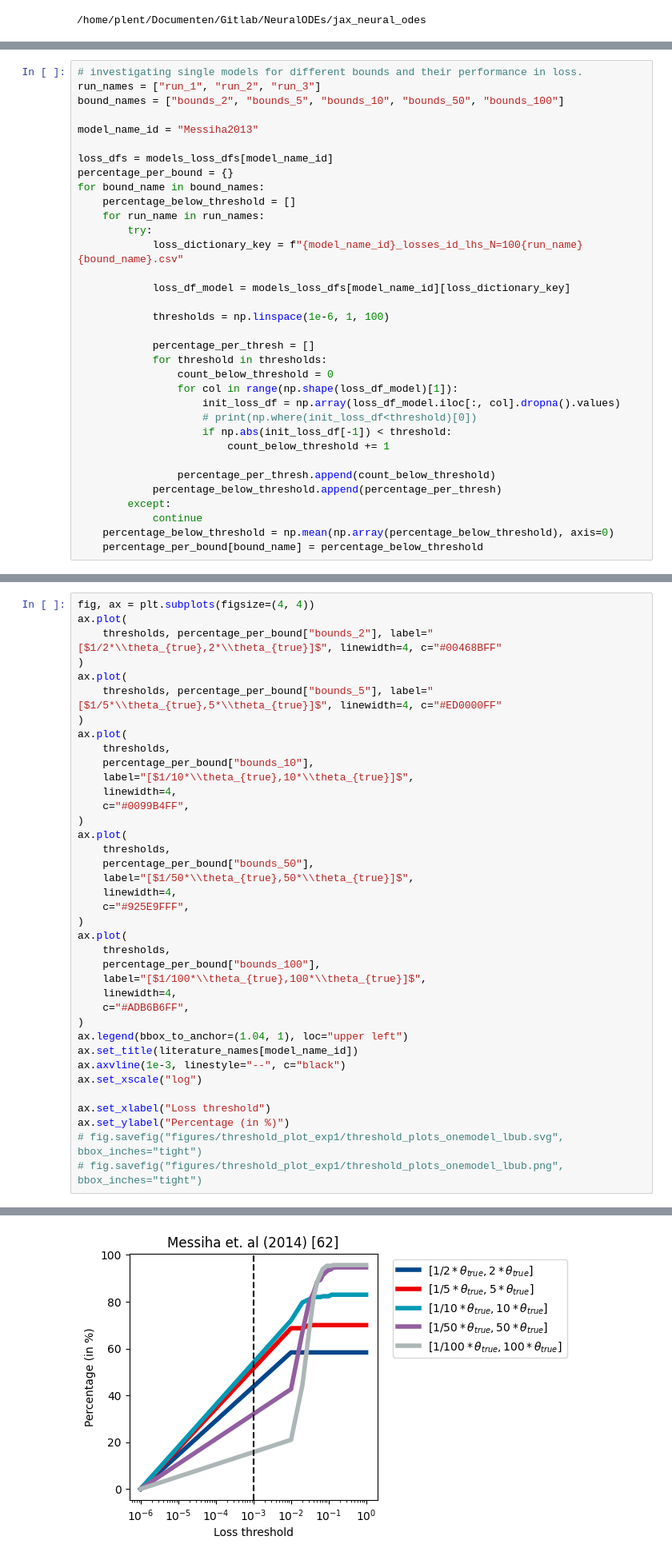
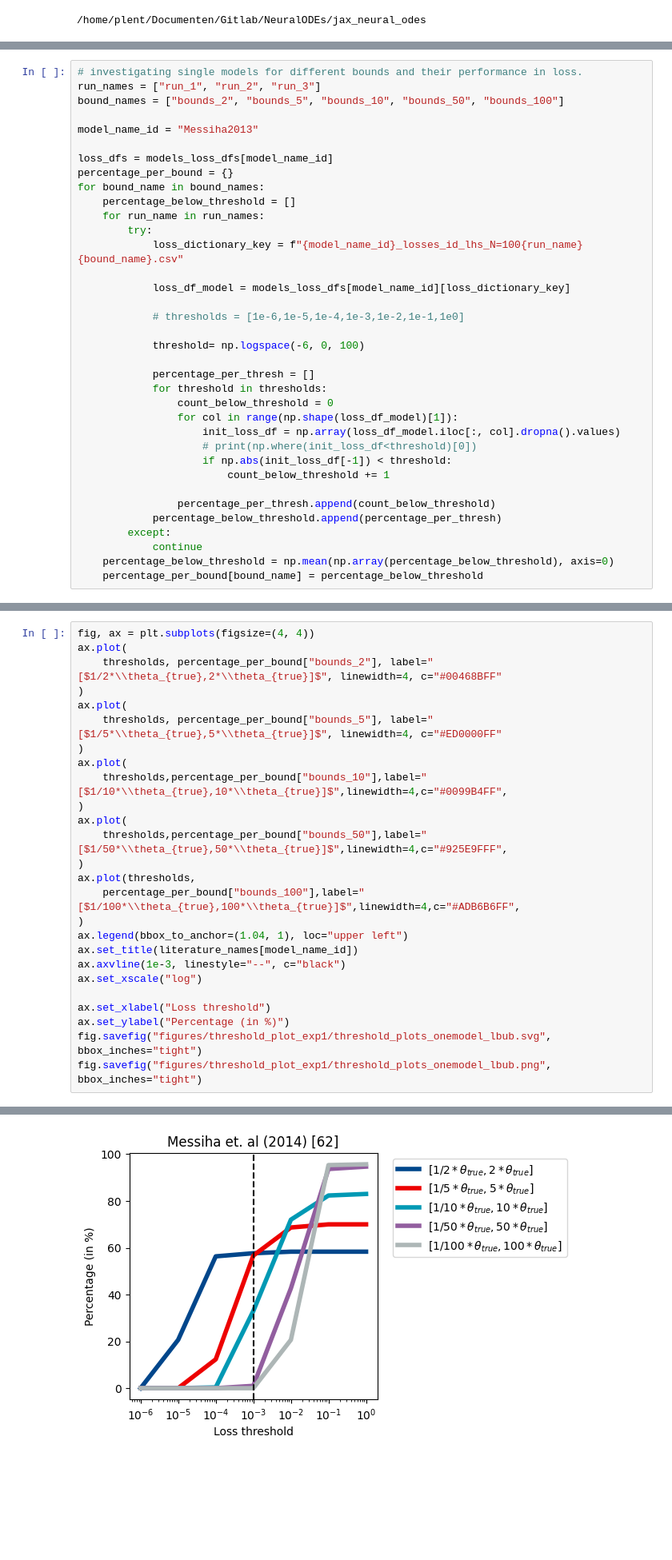
Before and after one commit to mahdi-shafiei/jaxkineticmodel, a Jupyter notebook: scripts/experiments/Fig2ABC_parameterization_analysis_SBML.ipynb, the cells around one changed output, grey strips where cells are left out. Shown: that part at 80% size. Drawn from its saved outputs; the diff is of its cells as text; blank space fills up the shorter version.

```diff
--- a/scripts/experiments/Fig2ABC_parameterization_analysis_SBML.ipynb
+++ b/scripts/experiments/Fig2ABC_parameterization_analysis_SBML.ipynb
@@ -128,7 +128,9 @@ for bound_name in bound_names:
 
             loss_df_model = models_loss_dfs[model_name_id][loss_dictionary_key]
 
-            thresholds = np.linspace(1e-6, 1, 100)
+            # thresholds = [1e-6,1e-5,1e-4,1e-3,1e-2,1e-1,1e0]
+
+            threshold= np.logspace(-6, 0, 100)
 
             percentage_per_thresh = []
             for threshold in thresholds:
@@ -154,25 +161,13 @@ ax.plot(
     thresholds, percentage_per_bound["bounds_5"], label="[$1/5*\\theta_{true},5*\\theta_{true}]$", linewidth=4, c="#ED0000FF"
 )
 ax.plot(
-    thresholds,
-    percentage_per_bound["bounds_10"],
-    label="[$1/10*\\theta_{true},10*\\theta_{true}]$",
-    linewidth=4,
-    c="#0099B4FF",
+    thresholds,percentage_per_bound["bounds_10"],label="[$1/10*\\theta_{true},10*\\theta_{true}]$",linewidth=4,c="#0099B4FF",
 )
 ax.plot(
-    thresholds,
-    percentage_per_bound["bounds_50"],
-    label="[$1/50*\\theta_{true},50*\\theta_{true}]$",
-    linewidth=4,
-    c="#925E9FFF",
+    thresholds,percentage_per_bound["bounds_50"],label="[$1/50*\\theta_{true},50*\\theta_{true}]$",linewidth=4,c="#925E9FFF",
 )
-ax.plot(
-    thresholds,
-    percentage_per_bound["bounds_100"],
-    label="[$1/100*\\theta_{true},100*\\theta_{true}]$",
-    linewidth=4,
-    c="#ADB6B6FF",
+ax.plot(thresholds,
+    percentage_per_bound["bounds_100"],label="[$1/100*\\theta_{true},100*\\theta_{true}]$",linewidth=4,c="#ADB6B6FF",
 )
 ax.legend(bbox_to_anchor=(1.04, 1), loc="upper left")
 ax.set_title(literature_names[model_name_id])
@@ -181,6 +176,6 @@ ax.set_xscale("log")
 
 ax.set_xlabel("Loss threshold")
 ax.set_ylabel("Percentage (in %)")
-# fig.savefig("figures/threshold_plot_exp1/threshold_plots_onemodel_lbub.svg", bbox_inches="tight")
-# fig.savefig("figures/threshold_plot_exp1/threshold_plots_onemodel_lbub.png", bbox_inches="tight")
+fig.savefig("figures/threshold_plot_exp1/threshold_plots_onemodel_lbub.svg", bbox_inches="tight")
+fig.savefig("figures/threshold_plot_exp1/threshold_plots_onemodel_lbub.png", bbox_inches="tight")
 # %% [output]
@@ -188,4 +182,4 @@ Text(0, 0.5, 'Percentage (in %)')
-[figure, old version]
+[figure, new version]
 # %%
 # plot of all models for a specific bound (lets do 2 and ten?)
 run_names = ["run_1", "run_2", "run_3"]
```
Also changed, not shown: parts of 6 cells of this notebook, 3 other files.
